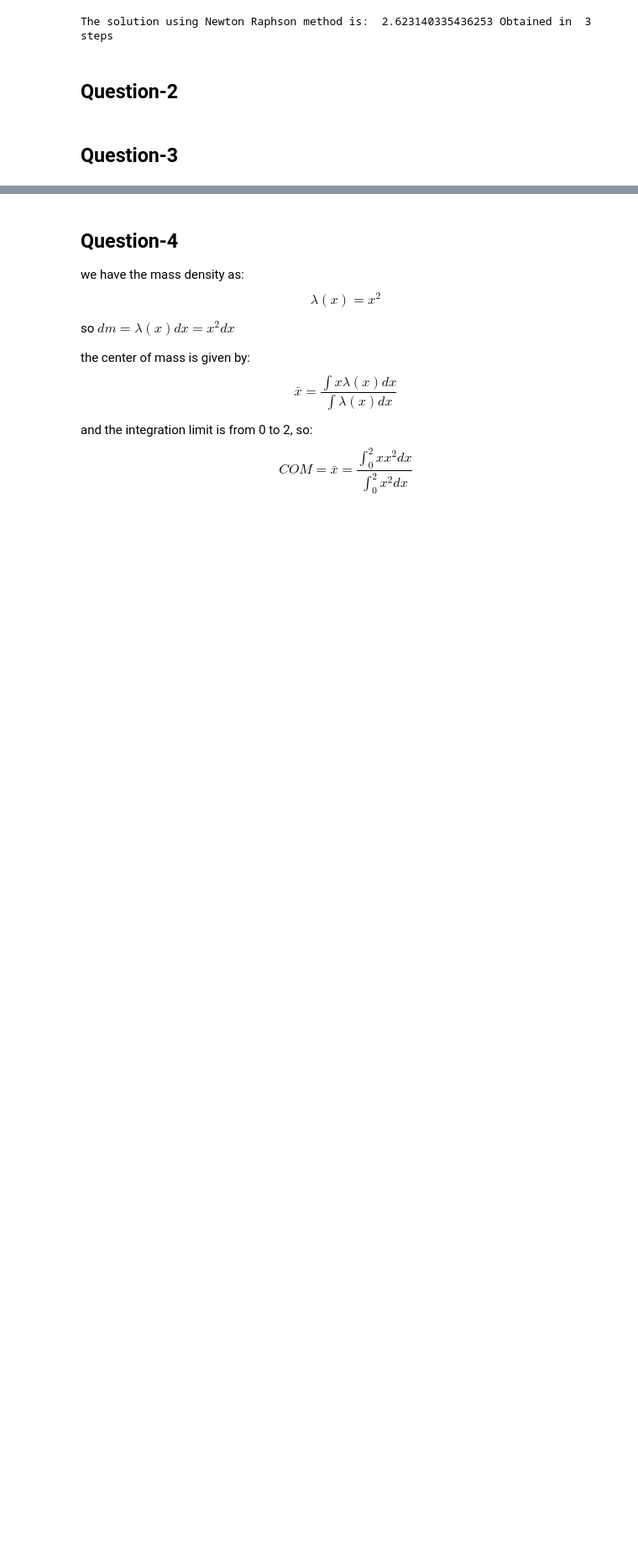
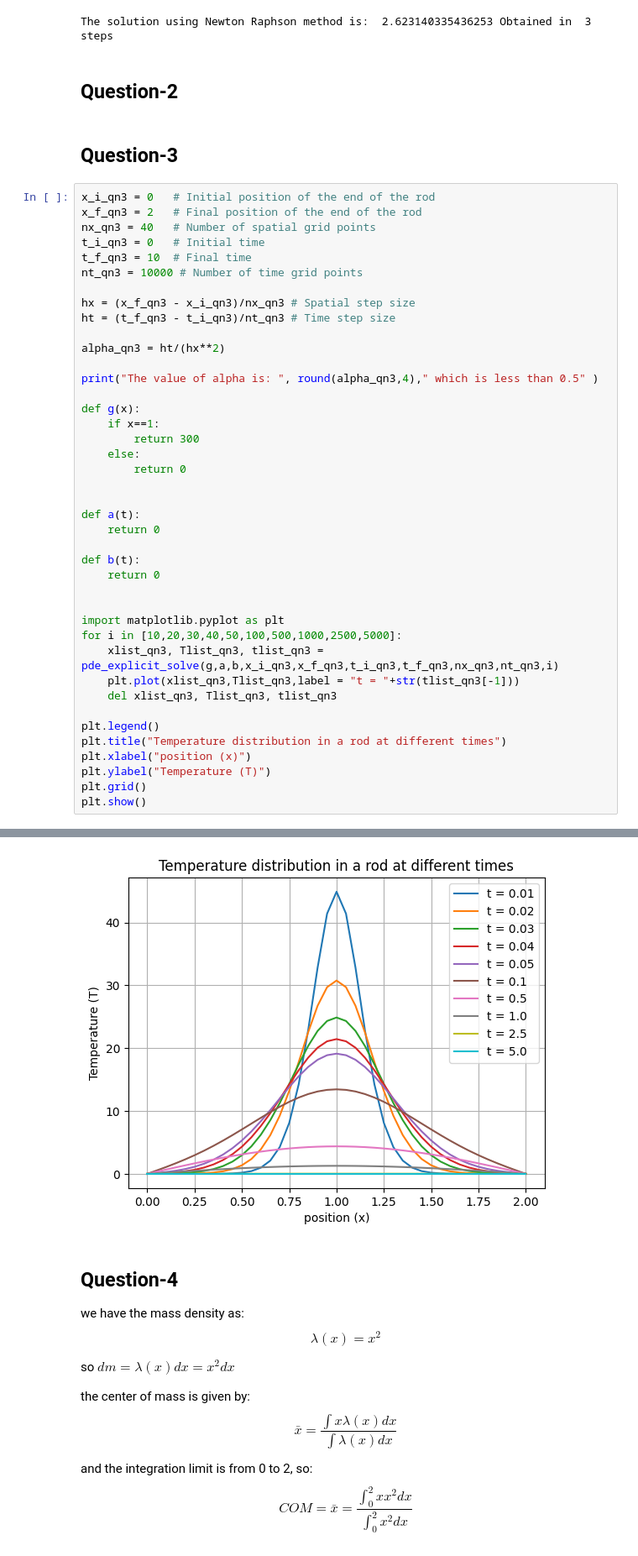
Before and after one commit to ananthapadmanabhan18/P452_Computational_Physics, a Jupyter notebook: Midsem/Midsem_answers.ipynb, the cells around one changed output, grey strips where cells are left out. Shown: that part at 84% size. Saved outputs shown, nothing was run; the diff lists cells and outputs as text; blank space fills up the shorter version.

```diff
--- a/Midsem/Midsem_answers.ipynb
+++ b/Midsem/Midsem_answers.ipynb
@@ -29,3 +29,45 @@ The solution using Newton Raphson method is:  2.623140335436253 Obtained in  3
 ## Question-2
 # %% [markdown]
 ## Question-3
+# %%
+x_i_qn3 = 0   # Initial position of the end of the rod
+x_f_qn3 = 2   # Final position of the end of the rod
+nx_qn3 = 40   # Number of spatial grid points
+t_i_qn3 = 0   # Initial time
+t_f_qn3 = 10  # Final time
+nt_qn3 = 10000 # Number of time grid points
+
+hx = (x_f_qn3 - x_i_qn3)/nx_qn3 # Spatial step size
+ht = (t_f_qn3 - t_i_qn3)/nt_qn3 # Time step size
+
+alpha_qn3 = ht/(hx**2)
+
+print("The value of alpha is: ", round(alpha_qn3,4)," which is less than 0.5" )
+
+def g(x):
+    if x==1:
+        return 300
+    else:
+        return 0
+
+
+def a(t):
+    return 0
+
+def b(t):
+    return 0
+
+
+import matplotlib.pyplot as plt
+for i in [10,20,30,40,50,100,500,1000,2500,5000]:
+    xlist_qn3, Tlist_qn3, tlist_qn3 = pde_explicit_solve(g,a,b,x_i_qn3,x_f_qn3,t_i_qn3,t_f_qn3,nx_qn3,nt_qn3,i)
+    plt.plot(xlist_qn3,Tlist_qn3,label = "t = "+str(tlist_qn3[-1]))
+    del xlist_qn3, Tlist_qn3, tlist_qn3
+
+plt.legend()
+plt.title("Temperature distribution in a rod at different times")
+plt.xlabel("position (x)")
+plt.ylabel("Temperature (T)")
+plt.grid()
+plt.show()
+# %% [output]
@@ -32,3 +75,4 @@ The solution using Newton Raphson method is:  2.623140335436253 Obtained in  3
+[figure, added]
 # %% [markdown]
 ## Question-4
 
```
Also changed, not shown: parts of 2 cells of this notebook, 1 other file.
